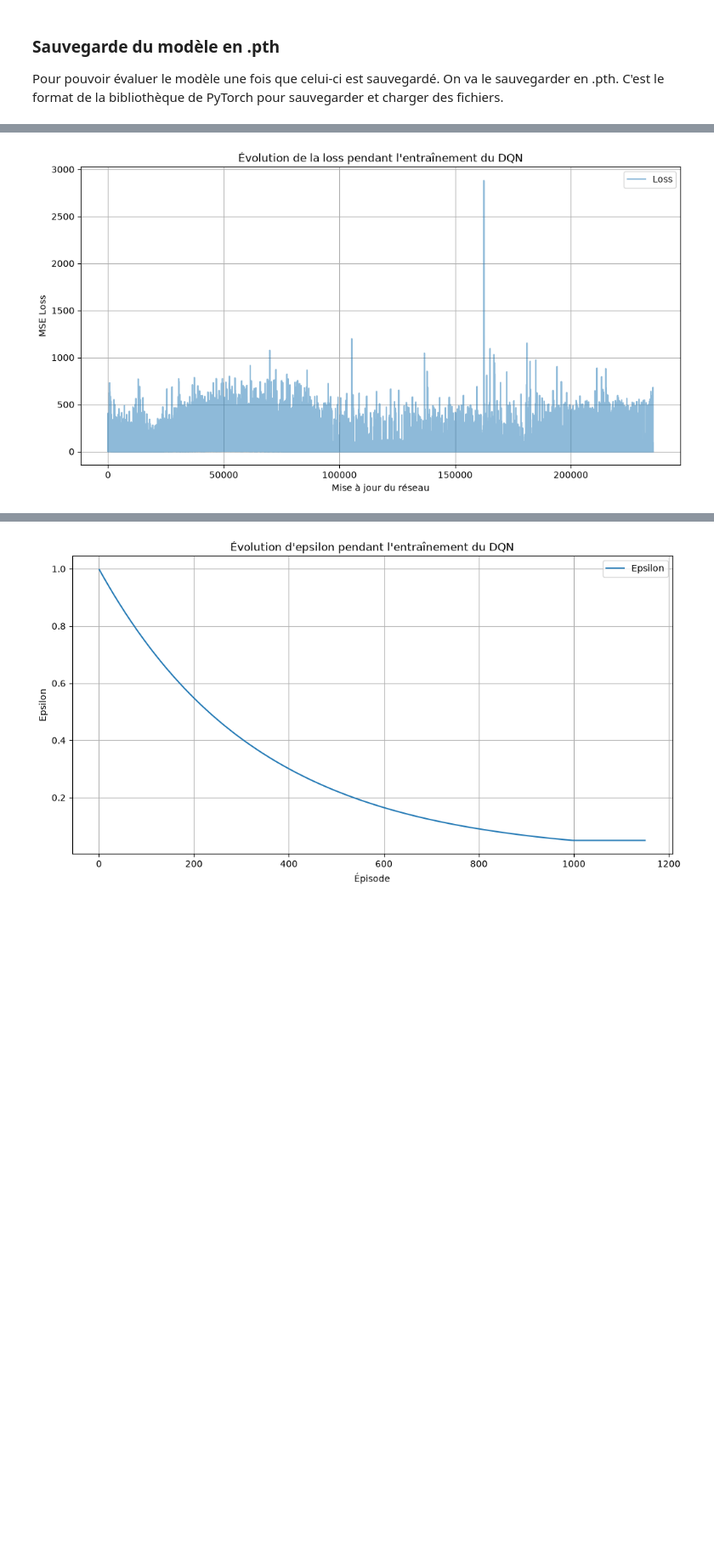
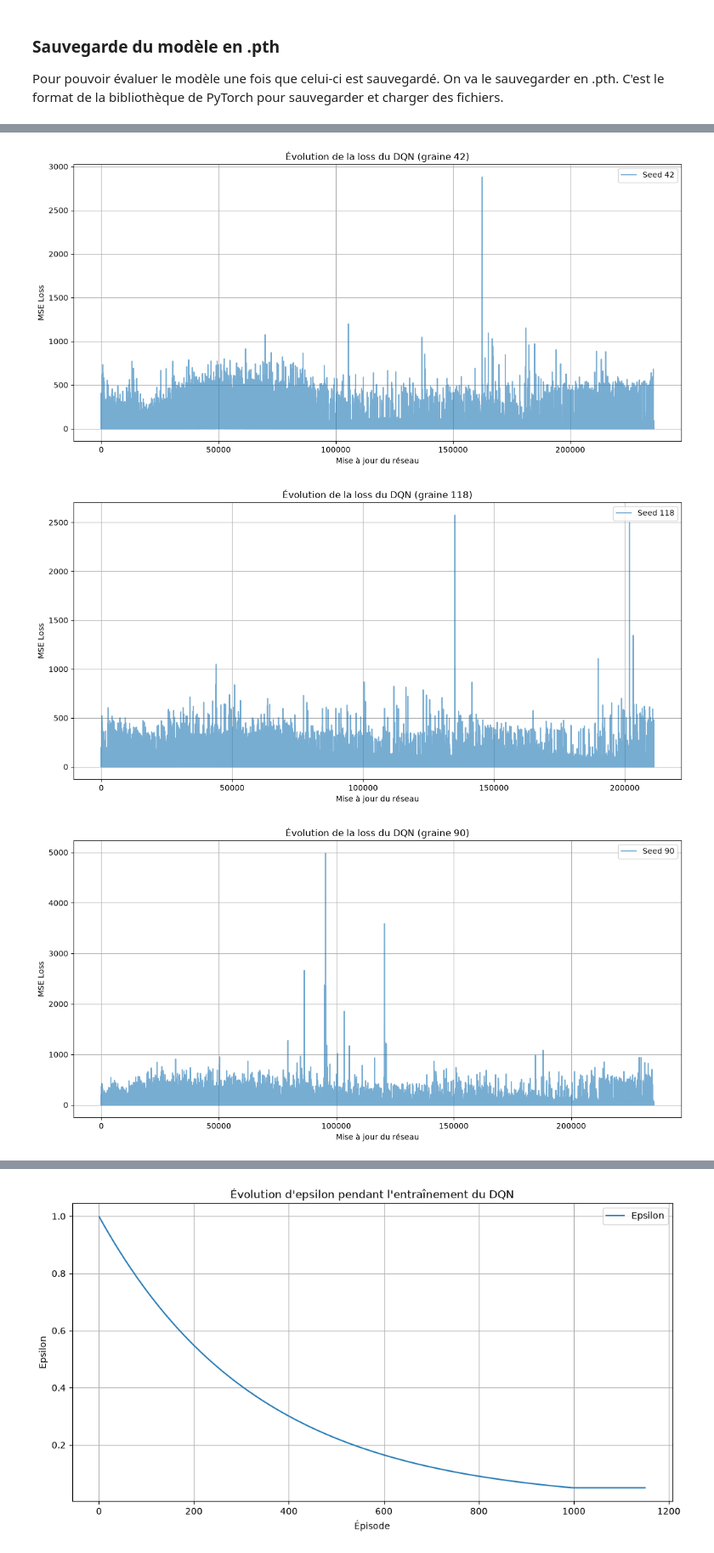
Before and after one commit to BastianHanart/Startrek, a Jupyter notebook: dqn.ipynb, the cells around one changed output, grey strips where cells are left out. Shown at 85% size. Cells and saved outputs as stored; diff of their text form; code cells hidden in the pictures; blank space fills up the shorter version.

```diff
--- a/dqn.ipynb
+++ b/dqn.ipynb
@@ -182,8 +182,8 @@ Pour pouvoir regarder visuellement les résultats, on effectue des graphiques. N
 On comprend donc l'importance de l'entrainement. Et surtout que l'aléatoire ne permet pas au modèle d'avoir des résultats satisfaisants.
 # %%
 # On initialise deux listes qui vont contenir les informations nécessaire au graphique (Ici, les récompenses par épisode)
-episodes = []
-rewards = []
+episodes_aléatoire = []
+rewards_aléatoire = []
 
 # Lecture du fichier CSV
 with open("results_random.csv", "r", encoding="utf-8") as file:
@@ -191,14 +191,14 @@ with open("results_random.csv", "r", encoding="utf-8") as file:
 
     # Pour chaque ligne du CSV, on ajoute l'épisode et la récompense associée, à la liste
     for row in reader:
-        episodes.append(int(row["episode"]))
-        rewards.append(float(row["reward"]))
+        episodes_aléatoire.append(int(row["episode"]))
+        rewards_aléatoire.append(float(row["reward"]))
 
 # Création du graphique
 plt.figure(figsize=(10, 5))
 
 # Ordonnées episodes, Abscisses récompenses
-plt.plot(episodes, rewards, marker="o")
+plt.plot(episodes_aléatoire, rewards_aléatoire, marker="o")
 
 # Légende du graphique (titre, label X, label Y)
 plt.title("Récompense par épisode - Agent aléatoire")
@@ -266,7 +266,7 @@ class DQN(nn.Module):
 
 Epsilon-greedy est la fonction qui donne au modèle sa façon d'apprendre. On vient modifier l'hyperparamètre Epsilon ε, il oscillent entre 0 et 1. C'est la probabilité avec laquelle il va effectué une action aléatoirement ou une action grâce à son entrainement. Plus ε est élevé, plus ils à de chances de faire une action aléatoire. Au départ, on met ε à 1 car ils n'a pas encore d'expériences en mémoire. Il n'a donc pas encore besoin de passé par de l'exploitation, il reste donc en exploration. A chaque étape, on va venir diminuer tout doucement l'epsilon afin que petit à petit, il ne fasse des choix que via ses expériences passées.
 # %%
-def select_action(state, model, epsilon, action_size=4):
+def select_action(state, model, epsilon, action_size=env.action_space.n):
     # Exploration : choisir une action au hasard
     if random.random() < epsilon:
         return random.randrange(action_size)
@@ -301,7 +301,7 @@ Ici, c'est l'étape d'apprentissage de notre agent DQN. Elle sélectionne aléat
 BATCH_SIZE = 50
 GAMMA = 0.99
 
-def train_step():
+def train_step(model, buffer, target_model, loss_fn, optimizer):
 
     # On attend d'avoir assez d'expériences pour former un lot
     if len(buffer) < BATCH_SIZE:
@@ -635,14 +771,21 @@ plt.show()
 # %%
-plt.figure(figsize=(12, 6))
+for k in seeds:
 
-plt.plot(loss_history, label="Loss", alpha=0.5)
+    loss_history = entrainements_dqn[k]["loss_history"]
 
-plt.xlabel("Mise à jour du réseau")
-plt.ylabel("MSE Loss")
-plt.title("Évolution de la loss pendant l'entraînement du DQN")
+    plt.figure(figsize=(12, 6))
 
-plt.legend()
-plt.grid(True)
-plt.show()
+    plt.plot(loss_history, alpha=0.6, label=f"Seed {k}")
+
+    plt.xlabel("Mise à jour du réseau")
+    plt.ylabel("MSE Loss")
+    plt.title(f"Évolution de la loss du DQN (graine {k})")
+
+    plt.legend()
+    plt.grid(True)
+    plt.tight_layout()
+    plt.show()
 # %% [output]
-[figure, old version]
+[figure, new version]
+[figure, added]
+[figure, added]
```
Also changed, not shown: parts of 25 cells of this notebook, 12 other files.
